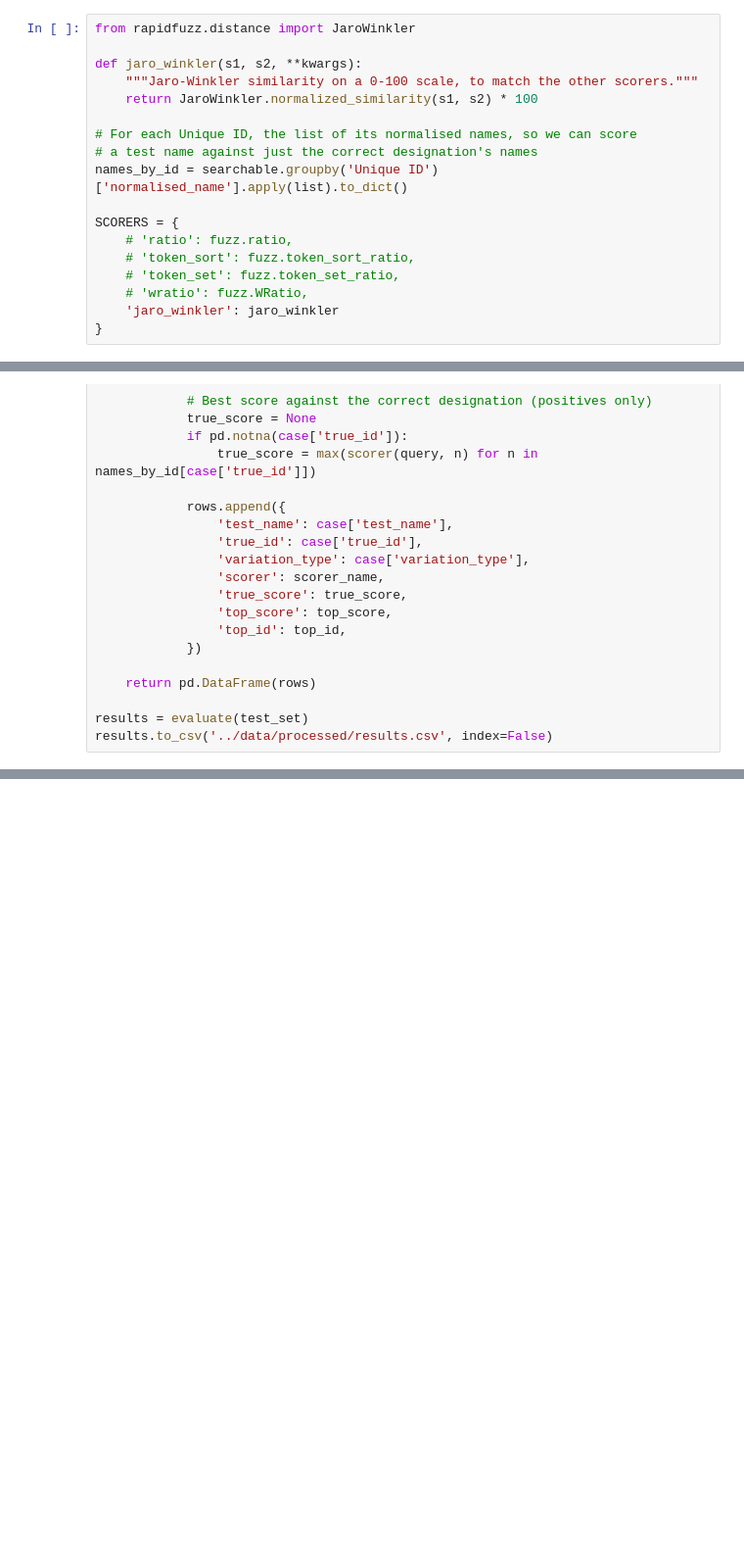
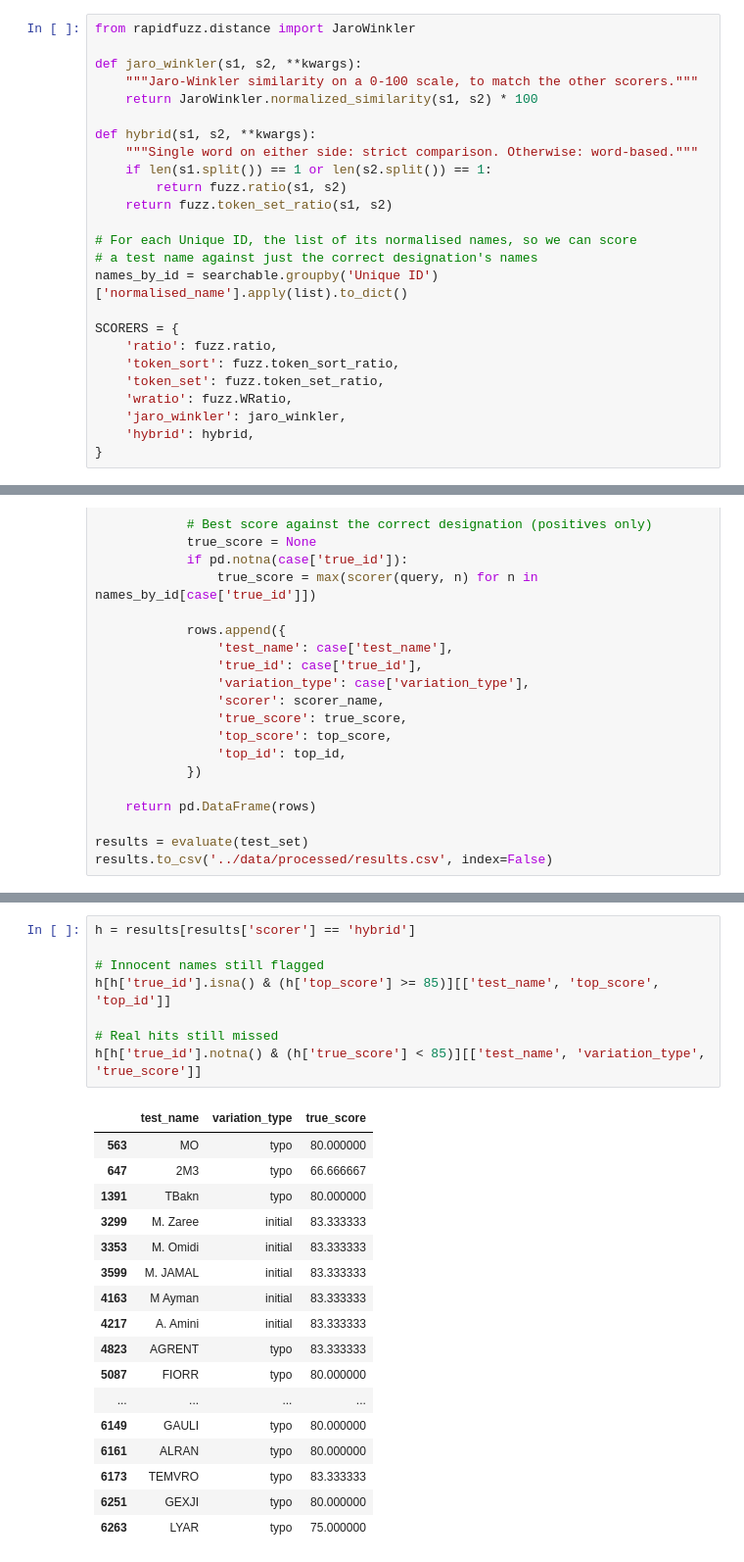
Before and after one commit to conorbailey90/Sentra, a Jupyter notebook: notebooks/explore_fcdo.ipynb, the cells around one changed output, grey strips where cells are left out. Shown at 98% size. Drawn from its saved outputs; the diff is of its cells as text; blank space fills up the shorter version.

```diff
--- a/notebooks/explore_fcdo.ipynb
+++ b/notebooks/explore_fcdo.ipynb
@@ -650,16 +650,23 @@ def jaro_winkler(s1, s2, **kwargs):
     """Jaro-Winkler similarity on a 0-100 scale, to match the other scorers."""
     return JaroWinkler.normalized_similarity(s1, s2) * 100
 
+def hybrid(s1, s2, **kwargs):
+    """Single word on either side: strict comparison. Otherwise: word-based."""
+    if len(s1.split()) == 1 or len(s2.split()) == 1:
+        return fuzz.ratio(s1, s2)
+    return fuzz.token_set_ratio(s1, s2)
+
 # For each Unique ID, the list of its normalised names, so we can score
 # a test name against just the correct designation's names
 names_by_id = searchable.groupby('Unique ID')['normalised_name'].apply(list).to_dict()
 
 SCORERS = {
-    # 'ratio': fuzz.ratio,
-    # 'token_sort': fuzz.token_sort_ratio,
-    # 'token_set': fuzz.token_set_ratio,
-    # 'wratio': fuzz.WRatio,
-    'jaro_winkler': jaro_winkler
+    'ratio': fuzz.ratio,
+    'token_sort': fuzz.token_sort_ratio,
+    'token_set': fuzz.token_set_ratio,
+    'wratio': fuzz.WRatio,
+    'jaro_winkler': jaro_winkler,
+    'hybrid': hybrid,
 }
 # %%
 def evaluate(test_set):
@@ -739,0 +747,26 @@ negative_lookalike         0.765
+# %%
+h = results[results['scorer'] == 'hybrid']
+
+# Innocent names still flagged
+h[h['true_id'].isna() & (h['top_score'] >= 85)][['test_name', 'top_score', 'top_id']]
+
+# Real hits still missed
+h[h['true_id'].notna() & (h['true_score'] < 85)][['test_name', 'variation_type', 'true_score']]
+# %% [output]
+|  | test_name | variation_type | true_score |
+| 563 | MO | typo | 80.000000 |
+| 647 | 2M3 | typo | 66.666667 |
+| 1391 | TBakn | typo | 80.000000 |
+| 3299 | M. Zaree | initial | 83.333333 |
+| 3353 | M. Omidi | initial | 83.333333 |
+| 3599 | M. JAMAL | initial | 83.333333 |
+| 4163 | M Ayman | initial | 83.333333 |
+| 4217 | A. Amini | initial | 83.333333 |
+| 4823 | AGRENT | typo | 83.333333 |
+| 5087 | FIORR | typo | 80.000000 |
+| ... | ... | ... | ... |
+| 6149 | GAULI | typo | 80.000000 |
+| 6161 | ALRAN | typo | 80.000000 |
+| 6173 | TEMVRO | typo | 83.333333 |
+| 6251 | GEXJI | typo | 80.000000 |
+| 6263 | LYAR | typo | 75.000000 |
```
Also changed, not shown: parts of 10 cells of this notebook, 1 other file.
